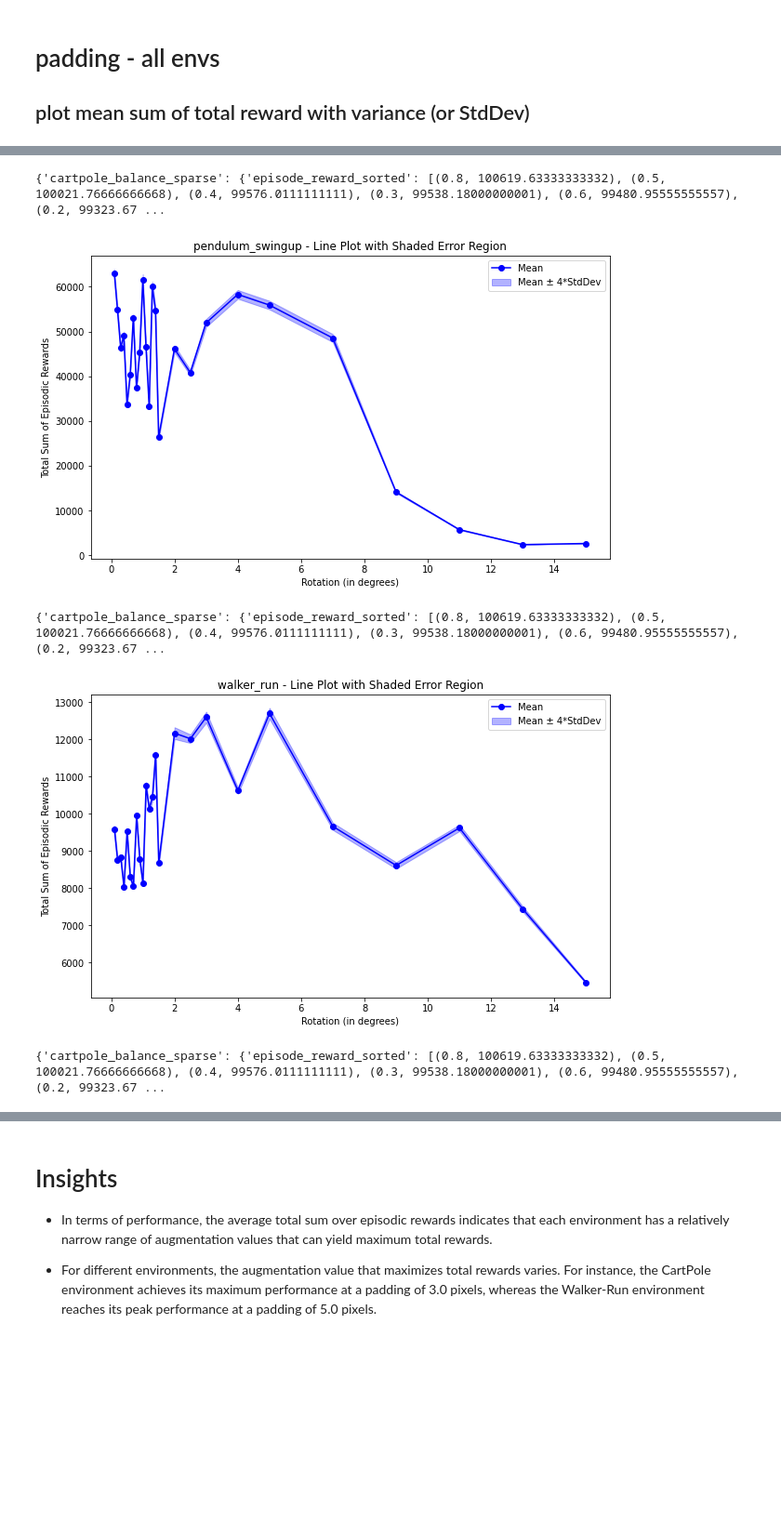
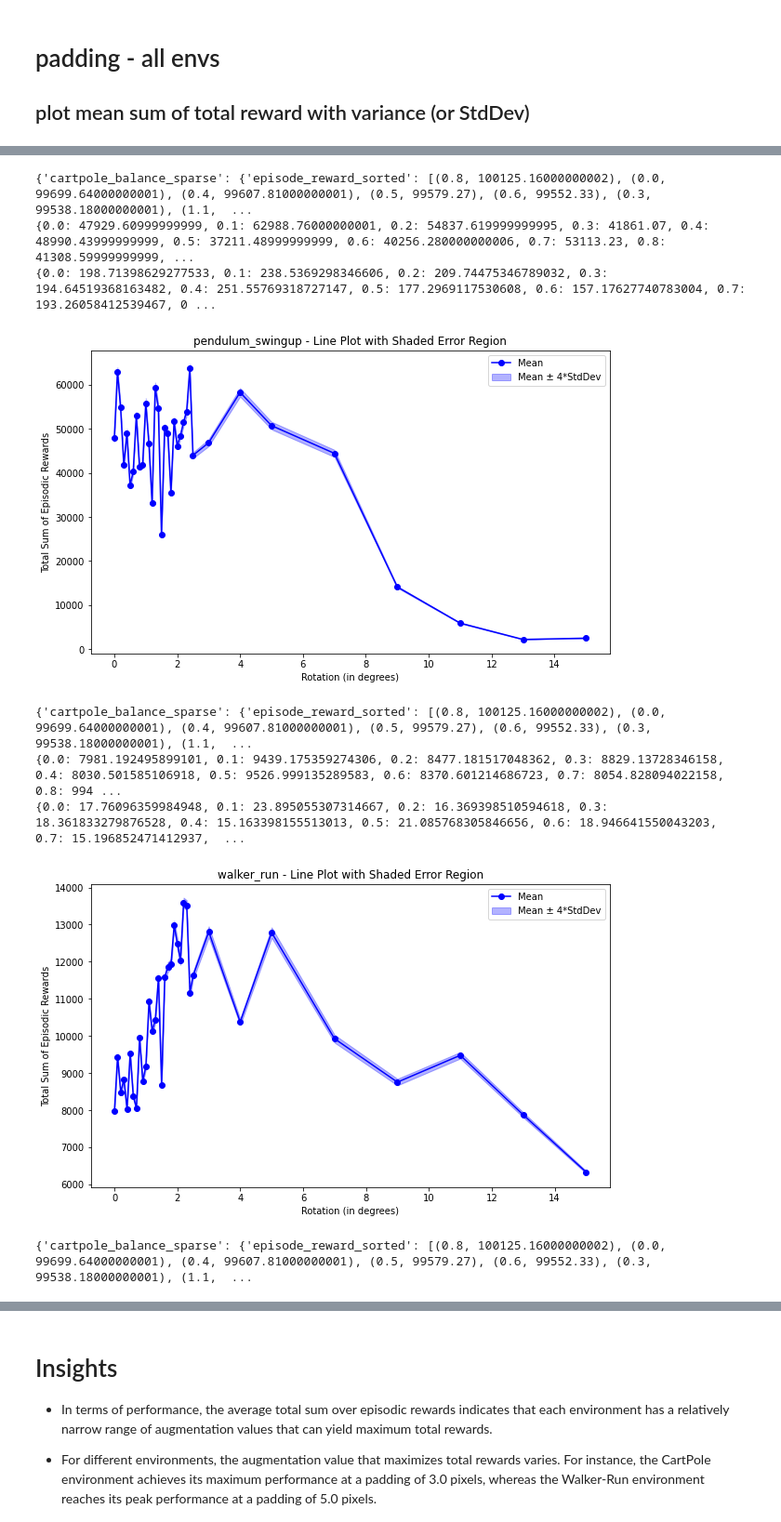
Before and after one commit to vBarbaros/smart-rl, a Jupyter notebook: notebooks/001_AUGMENT_ALL_STATS_ENVS_ALL_IN_ONE.ipynb, the cells around one changed output, grey strips where cells are left out. Shown at 93% size. Saved outputs shown, nothing was run; the diff lists cells and outputs as text; code cells hidden in the pictures; blank space fills up the shorter version.

```diff
--- a/notebooks/001_AUGMENT_ALL_STATS_ENVS_ALL_IN_ONE.ipynb
+++ b/notebooks/001_AUGMENT_ALL_STATS_ENVS_ALL_IN_ONE.ipynb
@@ -108,7 +156,10 @@ EXP_NAME = 'rotate'
 # LIST_VALS = [0.1, 0.2, 0.3, 0.4, 0.5, 0.6, 0.7, 0.8, 0.9, 1, 1.1, 1.2, 1.3, 1.4, 1.5, 1.6, 1.7, 1.8,
 #              1.9, 2, 2.1, 2.2, 2.3, 2.4, 2.5, 2.6, 2.7, 2.8, 2.9, 3, 4, 5, 7, 9, 11, 13, 15]
 
-LIST_VALS = [0.1, 0.2, 0.3, 0.4, 0.5, 0.6, 0.7, 0.8, 0.9, 1, 1.1, 1.2, 1.3, 1.4, 1.5, 2, 2.5, 3, 4, 5, 7, 9, 11, 13, 15]
+LIST_VALS = [0, 0.1, 0.2, 0.3, 0.4, 0.5, 0.6, 0.7, 0.8, 0.9, 1,
+                1.1, 1.2, 1.3, 1.4, 1.5, 1.6, 1.7, 1.8, 1.9, 2,
+                2.1, 2.2, 2.3, 2.4, 2.5,
+                3, 4, 5, 7, 9, 11, 13, 15]
 # LIST_VALS = [0.1, 0.5, 1, 1.1, 1.2, 1.3, 1.4, 1.5, 2, 2.5, 3, 4, 5, 7, 9, 11, 13, 15]
 
 column_name = 'episode_reward'
@@ -179,5 +232,9 @@ proc.plot_statistical_distance_metrics(
-{'cartpole_balance_sparse': {'episode_reward_sorted': [(0.8, 100619.63333333332), (0.5, 100021.76666666668), (0.4, 99576.0111111111), (0.3, 99538.18000000001), (0.6, 99480.95555555557), (0.2, 99323.67 ...
+{'cartpole_balance_sparse': {'episode_reward_sorted': [(0.8, 100125.16000000002), (0.0, 99699.64000000001), (0.4, 99607.81000000001), (0.5, 99579.27), (0.6, 99552.33), (0.3, 99538.18000000001), (1.1,  ...
+{0.0: 47929.60999999999, 0.1: 62988.76000000001, 0.2: 54837.619999999995, 0.3: 41861.07, 0.4: 48990.43999999999, 0.5: 37211.48999999999, 0.6: 40256.280000000006, 0.7: 53113.23, 0.8: 41308.59999999999, ...
+{0.0: 198.71398629277533, 0.1: 238.5369298346606, 0.2: 209.74475346789032, 0.3: 194.64519368163482, 0.4: 251.55769318727147, 0.5: 177.2969117530608, 0.6: 157.17627740783004, 0.7: 193.26058412539467, 0 ...
-[figure, old version]
+[figure, new version]
-{'cartpole_balance_sparse': {'episode_reward_sorted': [(0.8, 100619.63333333332), (0.5, 100021.76666666668), (0.4, 99576.0111111111), (0.3, 99538.18000000001), (0.6, 99480.95555555557), (0.2, 99323.67 ...
+{'cartpole_balance_sparse': {'episode_reward_sorted': [(0.8, 100125.16000000002), (0.0, 99699.64000000001), (0.4, 99607.81000000001), (0.5, 99579.27), (0.6, 99552.33), (0.3, 99538.18000000001), (1.1,  ...
+{0.0: 7981.192495899101, 0.1: 9439.175359274306, 0.2: 8477.181517048362, 0.3: 8829.13728346158, 0.4: 8030.501585106918, 0.5: 9526.999135289583, 0.6: 8370.601214686723, 0.7: 8054.828094022158, 0.8: 994 ...
+{0.0: 17.76096359984948, 0.1: 23.895055307314667, 0.2: 16.369398510594618, 0.3: 18.361833279876528, 0.4: 15.163398155513013, 0.5: 21.085768305846656, 0.6: 18.946641550043203, 0.7: 15.196852471412937,  ...
-[figure, old version]
+[figure, new version]
-{'cartpole_balance_sparse': {'episode_reward_sorted': [(0.8, 100619.63333333332), (0.5, 100021.76666666668), (0.4, 99576.0111111111), (0.3, 99538.18000000001), (0.6, 99480.95555555557), (0.2, 99323.67 ...
+{'cartpole_balance_sparse': {'episode_reward_sorted': [(0.8, 100125.16000000002), (0.0, 99699.64000000001), (0.4, 99607.81000000001), (0.5, 99579.27), (0.6, 99552.33), (0.3, 99538.18000000001), (1.1,  ...
```
Also changed, not shown: parts of 4 cells of this notebook, 2 other files.
